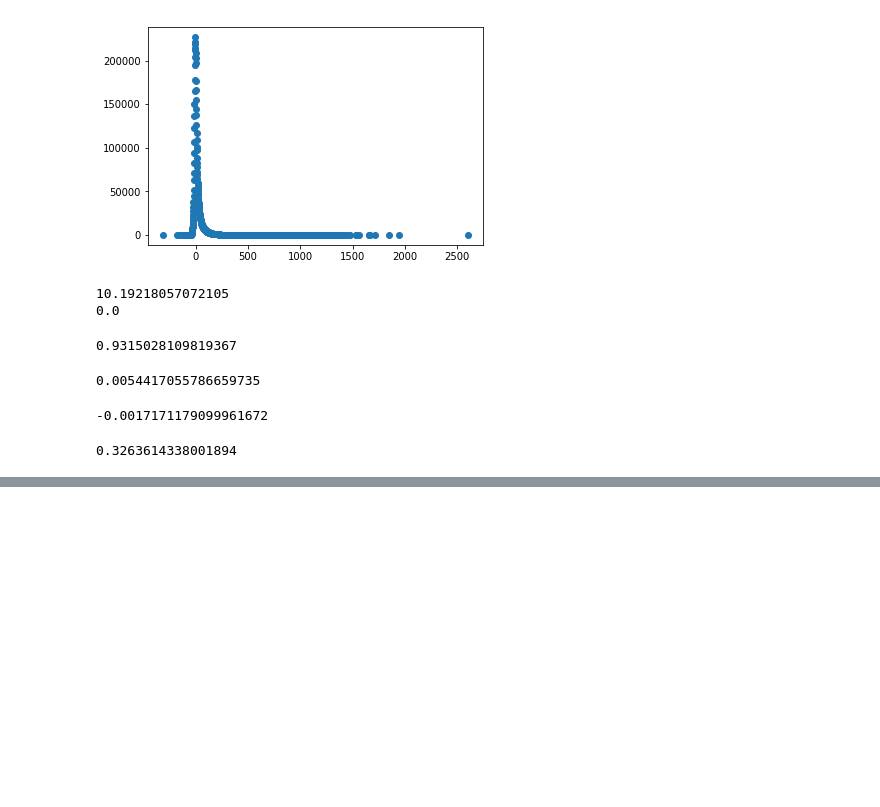
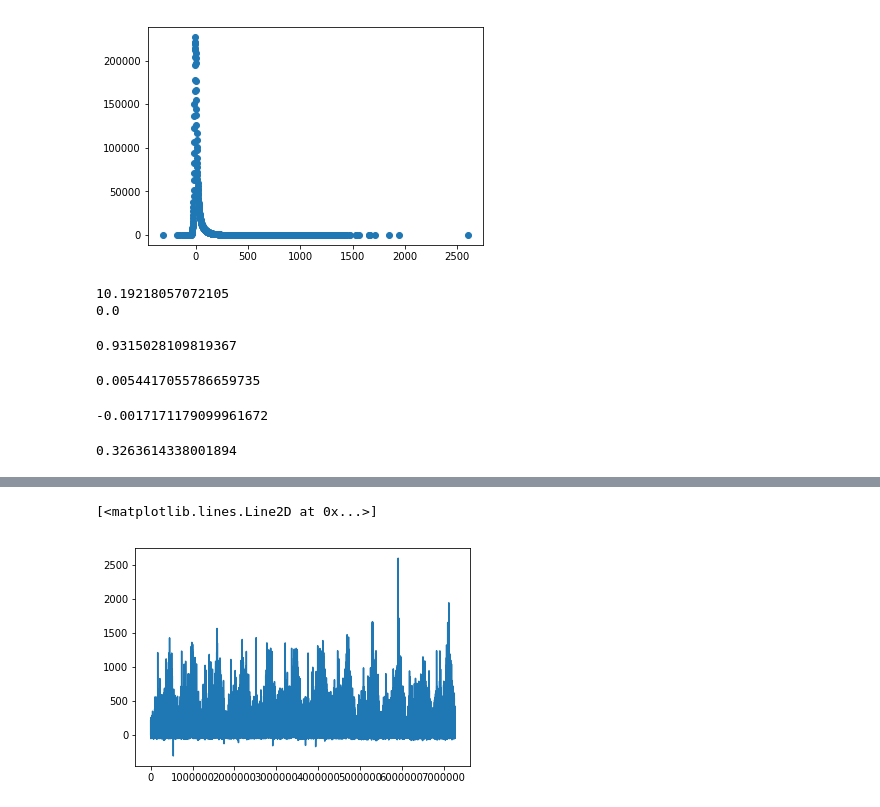
Before and after one commit to borismattijssen/spark-flights, a Jupyter notebook: notebooks/Scribbling-Boris.ipynb, the cells around one changed output, grey strips where cells are left out. Drawn from its saved outputs; the diff is of its cells as text; code cells hidden in the pictures; blank space fills up the shorter version.

```diff
--- a/notebooks/Scribbling-Boris.ipynb
+++ b/notebooks/Scribbling-Boris.ipynb
@@ -49,3 +23,32 @@ df_big = castColumn(df_big, 'TaxiOut', 'int')
+# %%
+def process_df(df):
+    df = df \
+        .filter(df.ArrDelay != "NA") \
+        .filter(df.DepTime != "NA") \
+        .filter(df.CRSDepTime != "NA") \
+        .filter(df.CRSArrTime != "NA") \
+        .withColumn('Date', to_date(concat(col("Year"), lit("-"), col("Month"), lit('-'), col('DayofMonth'))))
+    df = castColumn(df, 'ArrDelay', 'int')
+    df = castColumn(df, 'DepDelay', 'int')
+    df = castColumn(df, 'CRSElapsedTime', 'int')
+    df = castColumn(df, 'Distance', 'int')
+    df = castColumn(df, 'TaxiOut', 'int')
+    return df
+# %%
+df_small = spark.read.csv("../data/2007_small.csv",header=True)
+df_big = spark.read.csv("../data/2007.csv",header=True)
+df_massive = spark.read.csv("../data/2006.csv",header=True) \
+                .union(df_big) \
+                .union(spark.read.csv("../data/2008.csv",header=True))
+
+df_small = process_df(df_small)
+df_big = process_df(df_big)
+df_massive = process_df(df_massive)
+
+
+df_small.createOrReplaceTempView("df_small")
+df_big.createOrReplaceTempView("df_big")
+df_massive.createOrReplaceTempView("df_massive")
 # %%
 ad = pd.to_numeric(df_big.select("ArrDelay").filter(df_big.ArrDelay != "NA").toPandas()['ArrDelay'])
 # %%
@@ -91,0 +103,5 @@ df_big.corr('TaxiOut', 'ArrDelay')
+# %%
+plt.plot(df_big.select('ArrDelay').toPandas()['ArrDelay'])
+# %% [output]
+[<matplotlib.lines.Line2D at 0x...>]
+[figure, added]
```
Also changed, not shown: parts of 7 cells of this notebook.
